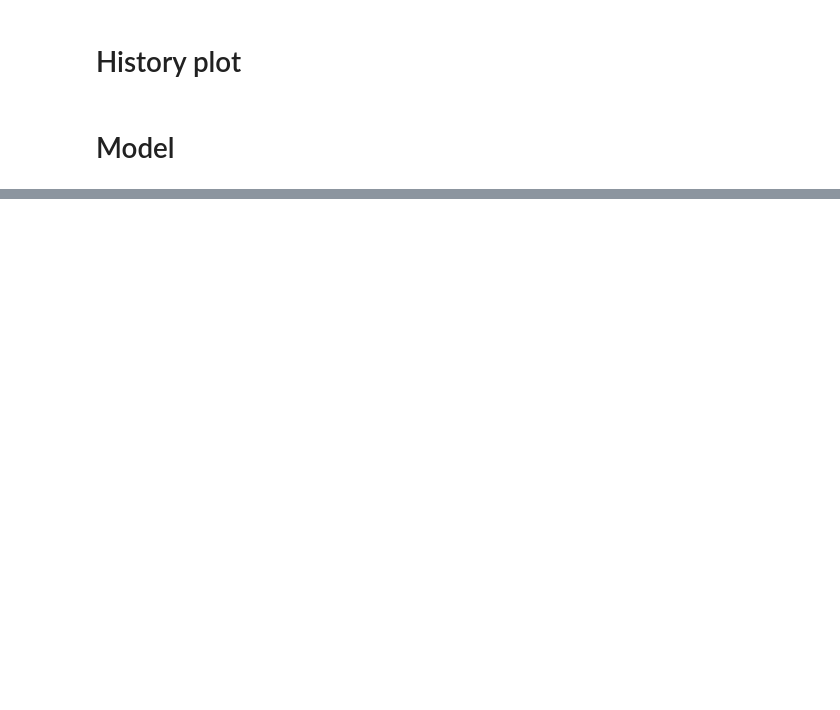
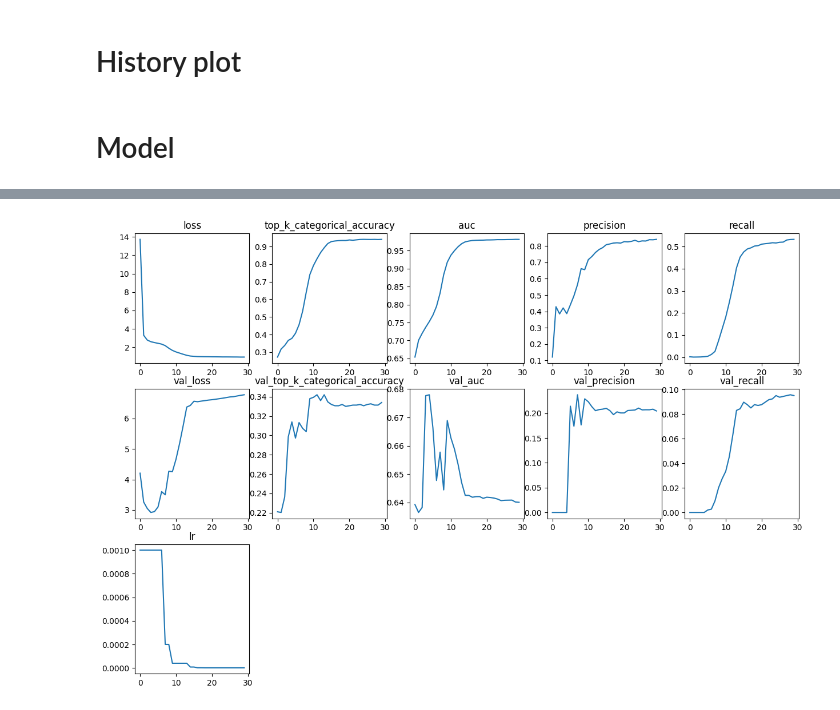
Before and after one commit to MajidNoorani/action-identification-with-Electroencephalogram-Signal, a Jupyter notebook: Action_Identification_on_Electroencephalogram_Signals.ipynb, the cells around one changed output, grey strips where cells are left out. Saved outputs shown, nothing was run; the diff lists cells and outputs as text; code cells hidden in the pictures; blank space fills up the shorter version.

Commit message:
trained but not a good accuracy

```diff
--- a/Action_Identification_on_Electroencephalogram_Signals.ipynb
+++ b/Action_Identification_on_Electroencephalogram_Signals.ipynb
@@ -320,6 +354,9 @@ def create_model():
     x = layers.Dense(
         128, activation="relu", kernel_regularizer=keras.regularizers.L2()
     )(x)
-    output_layer = layers.Dense(num_classes, activation="softmax")(x)
+    output_layer = layers.Dense(df['label'].nunique(), activation="softmax")(x)
 
     return keras.Model(inputs=input_layer, outputs=output_layer)
+# %%
+conv_model = create_model()
+conv_model.summary()
@@ -325,0 +383,17 @@ def create_model():
+# %%
+epochs = 30
+
+callbacks = [
+    keras.callbacks.ModelCheckpoint(
+        "best_model.keras", save_best_only=True, monitor="loss"
+    ),
+    keras.callbacks.ReduceLROnPlateau(
+        monitor="val_top_k_categorical_accuracy",
+        factor=0.2,
+        patience=2,
+        min_lr=0.000001,
+    ),
+]
+
+optimizer = keras.optimizers.Adam(amsgrad=True, learning_rate=0.001)
+loss = keras.losses.CategoricalCrossentropy()
@@ -325,0 +402,19 @@ def create_model():
+# %%
+conv_model.compile(
+    optimizer=optimizer,
+    loss=loss,
+    metrics=[
+        keras.metrics.TopKCategoricalAccuracy(k=3),
+        keras.metrics.AUC(),
+        keras.metrics.Precision(),
+        keras.metrics.Recall(),
+    ],
+)
+
+conv_model_history = conv_model.fit(
+    train_dataset,
+    epochs=epochs,
+    callbacks=callbacks,
+    validation_data=test_dataset,
+    class_weight=weight_dict,
+)
@@ -325,0 +439,4 @@ def create_model():
+# %%
+plot_history_metrics(conv_model_history)
+# %% [output]
+[figure, added]
```
Also changed, not shown: parts of 28 cells of this notebook.
